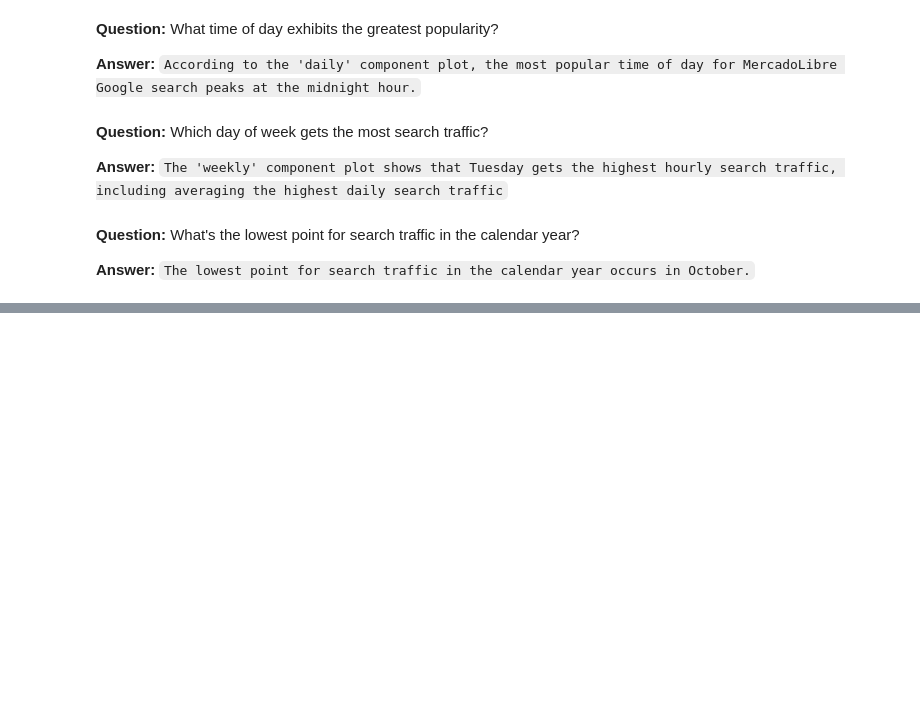
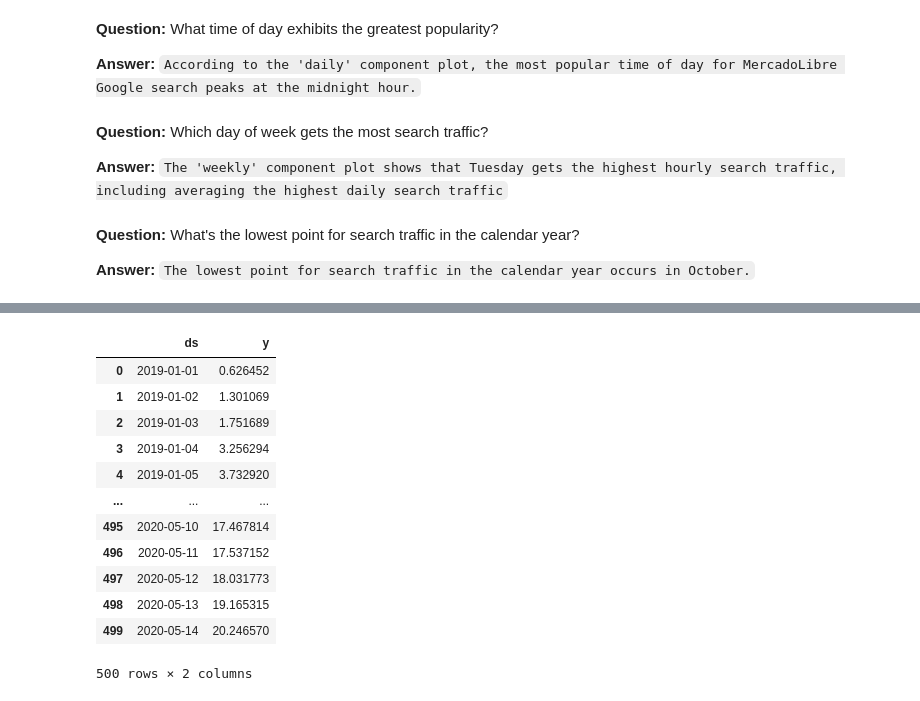
Before and after one commit to boz-tcm/time-series-challenge, a Jupyter notebook: forecasting_net_prophet.ipynb, the cells around one changed output, grey strips where cells are left out. Cells and saved outputs as stored; diff of their text form; code cells hidden in the pictures; blank space fills up the shorter version.

```diff
--- a/forecasting_net_prophet.ipynb
+++ b/forecasting_net_prophet.ipynb
@@ -895,0 +899,11 @@ figures_mercado_trends = model_mercado_trends.plot_components(forecast_mercado_t
+# %%
+# Upload the "mercado_daily_revenue.csv" file into Colab, then store in a Pandas DataFrame
+# Set the "date" column as the DatetimeIndex
+# Sales are quoted in millions of US dollars
+from google.colab import files
+uploaded = files.upload()
+
+df_mercado_sales = pd.read_csv(Path("mercado_daily_revenue.csv"), index_col='date', parse_dates=True)
+
+# Review the DataFrame
+display(df_mercado_sales.info(), df_mercado_sales)
@@ -895,0 +950,27 @@ figures_mercado_trends = model_mercado_trends.plot_components(forecast_mercado_t
+# %%
+# Apply a Facebook Prophet model to the data.
+
+# Set up the dataframe in the neccessary format:
+# Reset the index so that date becomes a column in the DataFrame
+mercado_sales_prophet_df = df_mercado_sales.reset_index()
+#display(mercado_sales_prophet_df)
+
+# Adjust the columns names to the Prophet syntax
+mercado_sales_prophet_df = mercado_sales_prophet_df.rename(columns = {'date': 'ds', 'Daily Sales': 'y'})
+
+# Visualize the DataFrame
+display(mercado_sales_prophet_df)
+# %% [output]
+|  | ds | y |
+| 0 | 2019-01-01 | 0.626452 |
+| 1 | 2019-01-02 | 1.301069 |
+| 2 | 2019-01-03 | 1.751689 |
+| 3 | 2019-01-04 | 3.256294 |
+| 4 | 2019-01-05 | 3.732920 |
+| ... | ... | ... |
+| 495 | 2020-05-10 | 17.467814 |
+| 496 | 2020-05-11 | 17.537152 |
+| 497 | 2020-05-12 | 18.031773 |
+| 498 | 2020-05-13 | 19.165315 |
+| 499 | 2020-05-14 | 20.246570 |
+500 rows × 2 columns
```
Also changed, not shown: parts of 17 cells of this notebook, 1 other file.
